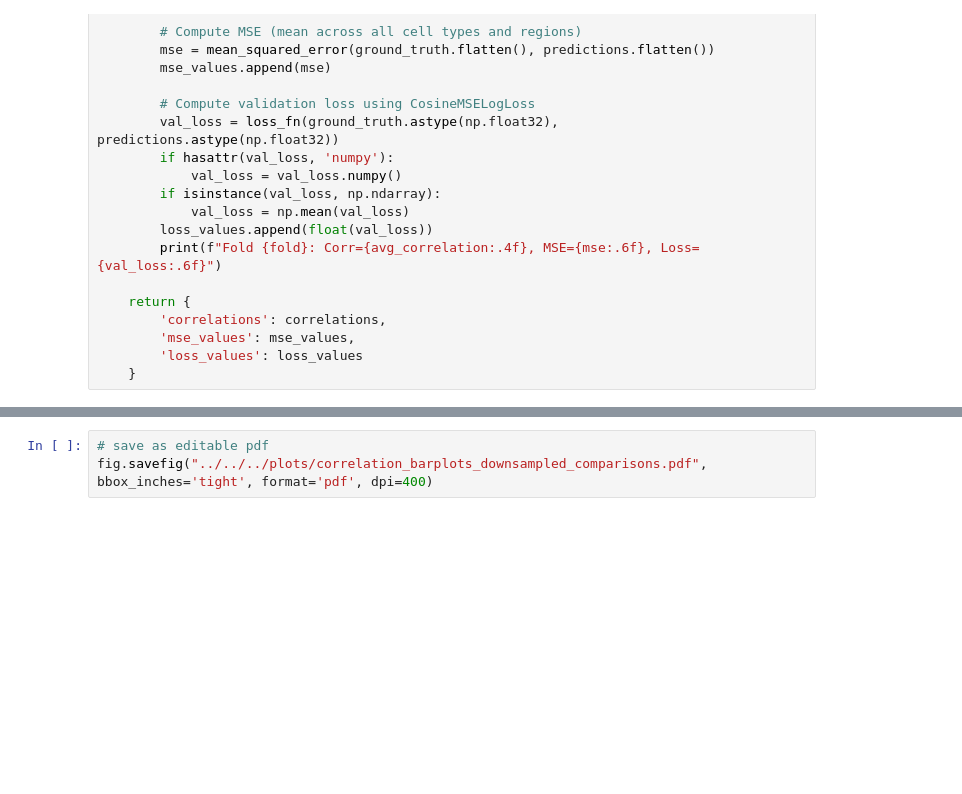
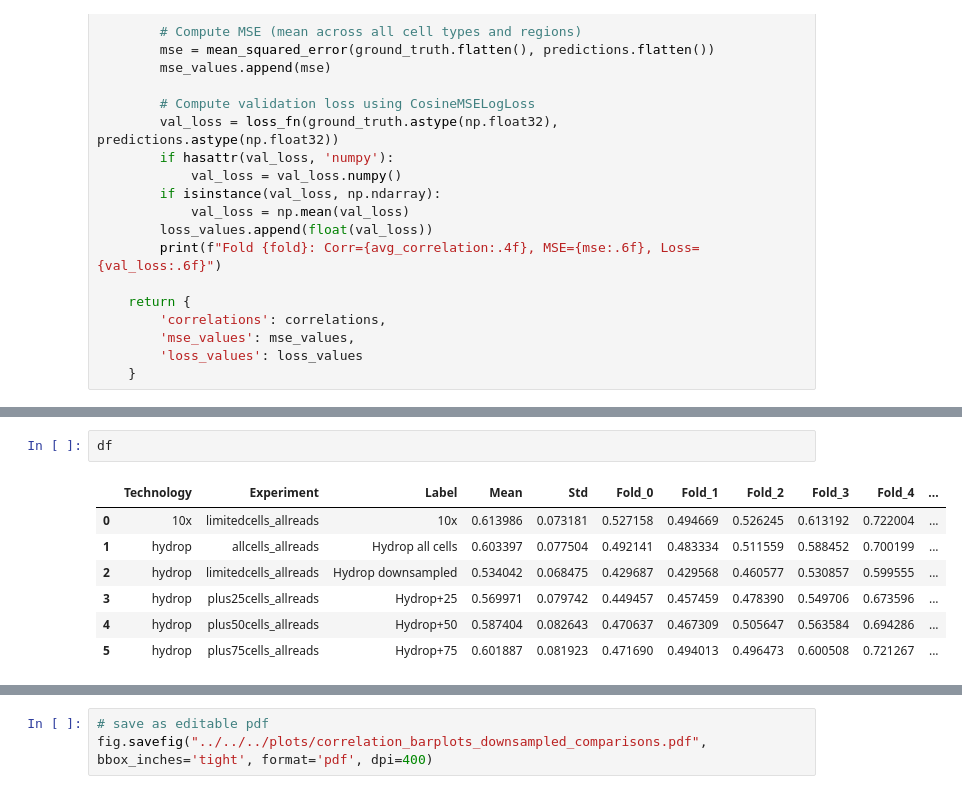
Before and after one commit to aertslab/HyDrop_v2_paper, a Jupyter notebook: mouse_cortex/CREsted/10x_hydrop_comparisons/analyses/correlation_barplots_downsampled_cells.ipynb, the cells around one changed output, grey strips where cells are left out. Drawn from its saved outputs; the diff is of its cells as text; blank space fills up the shorter version.

```diff
--- a/mouse_cortex/CREsted/10x_hydrop_comparisons/analyses/correlation_barplots_downsampled_cells.ipynb
+++ b/mouse_cortex/CREsted/10x_hydrop_comparisons/analyses/correlation_barplots_downsampled_cells.ipynb
@@ -285,0 +294,10 @@ plt.show()
+# %%
+df
+# %% [output]
+|  | Technology | Experiment | Label | Mean | Std | Fold_0 | Fold_1 | Fold_2 | Fold_3 | Fold_4 | ... |
+| 0 | 10x | limitedcells_allreads | 10x | 0.613986 | 0.073181 | 0.527158 | 0.494669 | 0.526245 | 0.613192 | 0.722004 | ... |
+| 1 | hydrop | allcells_allreads | Hydrop all cells | 0.603397 | 0.077504 | 0.492141 | 0.483334 | 0.511559 | 0.588452 | 0.700199 | ... |
+| 2 | hydrop | limitedcells_allreads | Hydrop downsampled | 0.534042 | 0.068475 | 0.429687 | 0.429568 | 0.460577 | 0.530857 | 0.599555 | ... |
+| 3 | hydrop | plus25cells_allreads | Hydrop+25 | 0.569971 | 0.079742 | 0.449457 | 0.457459 | 0.478390 | 0.549706 | 0.673596 | ... |
+| 4 | hydrop | plus50cells_allreads | Hydrop+50 | 0.587404 | 0.082643 | 0.470637 | 0.467309 | 0.505647 | 0.563584 | 0.694286 | ... |
+| 5 | hydrop | plus75cells_allreads | Hydrop+75 | 0.601887 | 0.081923 | 0.471690 | 0.494013 | 0.496473 | 0.600508 | 0.721267 | ... |
```
Also changed, not shown: parts of 7 cells of this notebook, 10 other files.
